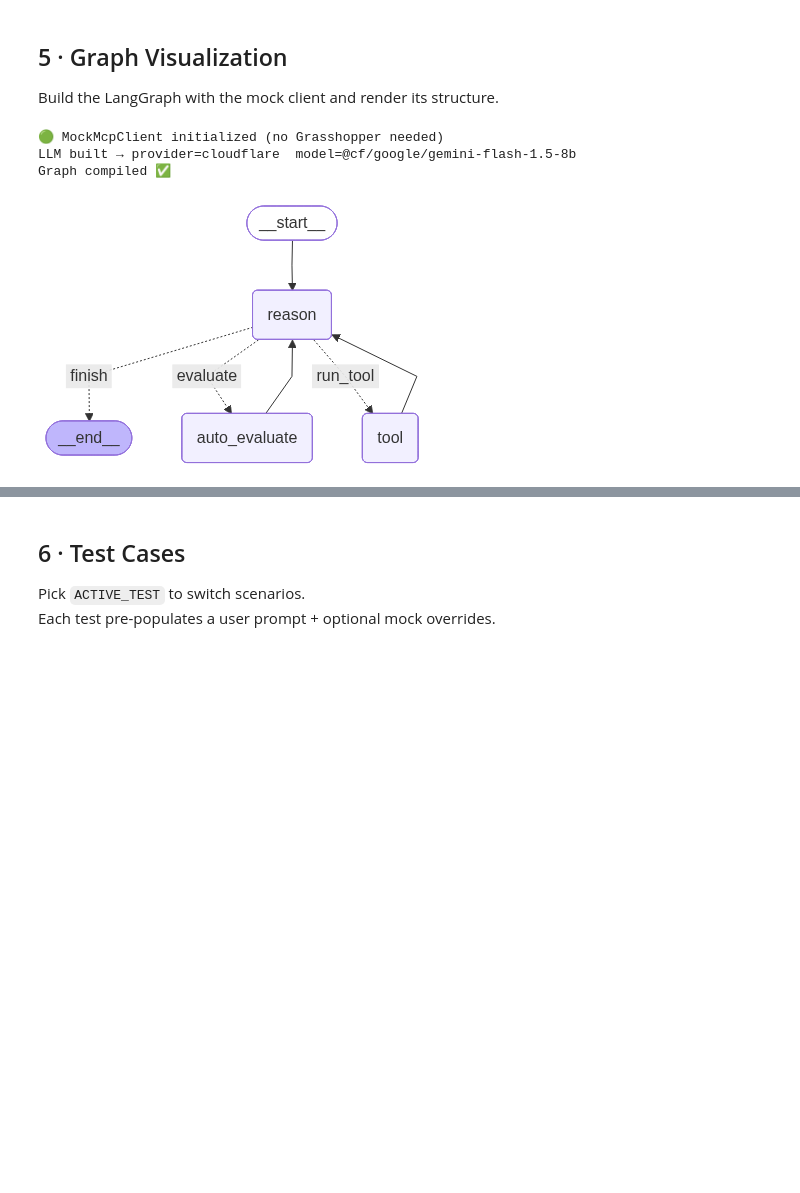
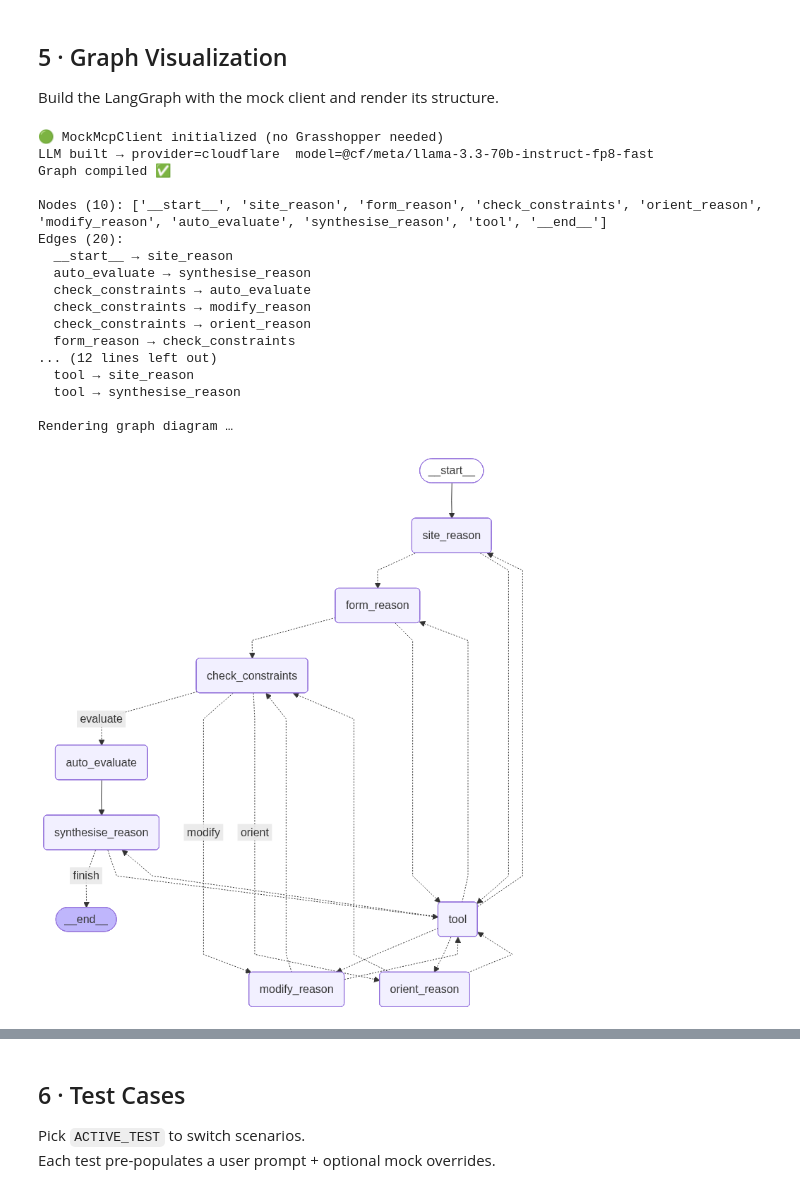
Before and after one commit to raniachihaoui1/PermanenceOS-UI, a Jupyter notebook: team_04/python/terrapilot_explore.ipynb, the cells around one changed output, grey strips where cells are left out. Cells and saved outputs as stored; diff of their text form; code cells hidden in the pictures; blank space fills up the shorter version.

```diff
--- a/team_04/python/terrapilot_explore.ipynb
+++ b/team_04/python/terrapilot_explore.ipynb
@@ -839,7 +839,13 @@ Build the LangGraph with the mock client and render its structure.
 # %%
 from dataclasses import dataclass
 from pathlib import Path
-from _runtime.llm import create_chat_llm, get_llm_response_format
+from typing import Any
+import importlib
+
+# Reload all changed modules so the kernel picks up the new graph without restart
+import nodes.tools  as _tools_mod;  importlib.reload(_tools_mod)
+import nodes.reason as _reason_mod; importlib.reload(_reason_mod)
+import graph        as _graph_mod;  importlib.reload(_graph_mod)
 from graph import build_graph
 from IPython.display import display, Image
 
@@ -850,41 +856,60 @@ class NotebookContext:
     tools: list[dict]
     layout_data: dict
     max_iterations: int
     edited_layout_path: Path
 
 # Build a context using mock client + override LLM (no API call yet)
 mock_client = MockMcpClient()
 mock_client.initialize()
 tools = mock_client.list_tools()
 
 nb_ctx = NotebookContext(
     llm=build_llm_from_override(tools_schema=tools),
     mcp_client=mock_client,
     tools=tools,
     layout_data={},
     max_iterations=LLM_OVERRIDE["max_iterations"],
     edited_layout_path=PYTHON_DIR.parent / "team_04_edited_layout.json",
 )
 
-# Compile the graph
+# Compile the 9-node graph
 app = build_graph(nb_ctx)
-print("Graph compiled ✅\n")
+print("Graph compiled ✅")
 
-# ── Render as PNG image ───────────────────────────────────────────────────────
+g = app.get_graph()
+print(f"\nNodes ({len(g.nodes)}): {[n for n in g.nodes]}")
+print(f"\nEdges ({len(g.edges)}):")
+for e in g.edges:
+    print(f"  {e.source:20s} → {e.target}")
+
+# ── Render LangGraph Mermaid PNG ──────────────────────────────────────────────
+print("\nRendering graph diagram …")
 try:
-    png_bytes = app.get_graph().draw_mermaid_png()
+    png_bytes = g.draw_mermaid_png()
     display(Image(png_bytes))
 except Exception as e:
     print(f"PNG render failed ({e}), falling back to ASCII:")
     try:
-        app.get_graph().print_ascii()
+        g.print_ascii()
     except ImportError:
-        g = app.get_graph()
-        print("Nodes:", [n.id for n in g.nodes.values()])
-        print("Edges:", [(e.source, e.target) for e in g.edges])
+        print("(install grandalf for ASCII rendering)")
 # %% [output]
 🟢 MockMcpClient initialized (no Grasshopper needed)
-LLM built → provider=cloudflare  model=@cf/google/gemini-flash-1.5-8b
+LLM built → provider=cloudflare  model=@cf/meta/llama-3.3-70b-instruct-fp8-fast
 Graph compiled ✅
+
+Nodes (10): ['__start__', 'site_reason', 'form_reason', 'check_constraints', 'orient_reason', 'modify_reason', 'auto_evaluate', 'synthesise_reason', 'tool', '__end__']
+Edges (20):
+  __start__ → site_reason
+  auto_evaluate → synthesise_reason
+  check_constraints → auto_evaluate
+  check_constraints → modify_reason
+  check_constraints → orient_reason
+  form_reason → check_constraints
+... (12 lines left out)
+  tool → site_reason
+  tool → synthesise_reason
+
+Rendering graph diagram …
-[figure, old version]
+[figure, new version]
 # %%
```
Also changed, not shown: parts of 3 cells of this notebook, 5 other files.
